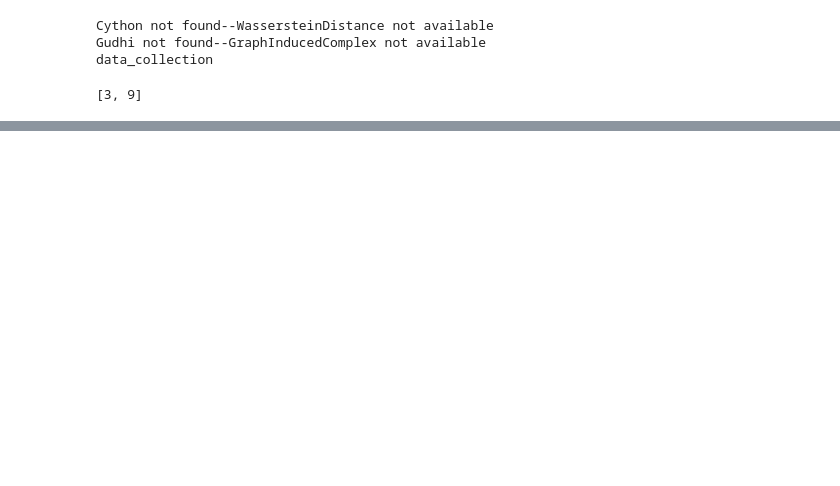
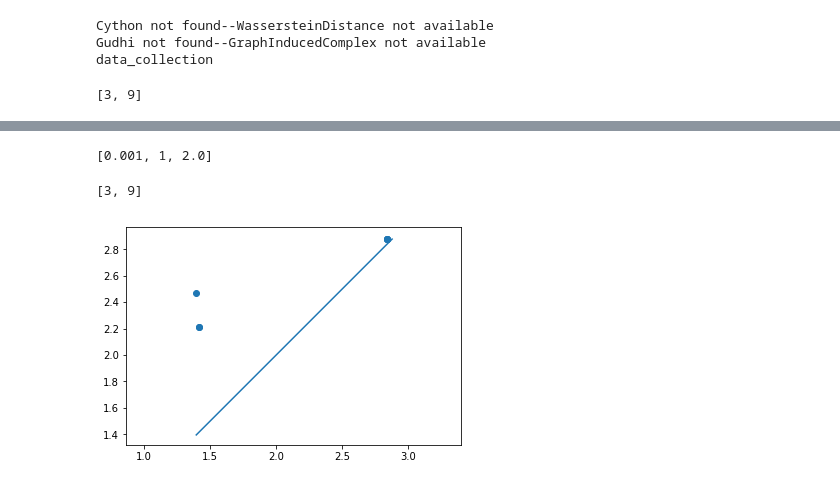
Before and after one commit to tgebhart/biomarker, a Jupyter notebook: notebooks/Outlier Analysis.ipynb, the cells around one changed output, grey strips where cells are left out. Cells and saved outputs as stored; diff of their text form; code cells hidden in the pictures; blank space fills up the shorter version.

```diff
--- a/notebooks/Outlier Analysis.ipynb
+++ b/notebooks/Outlier Analysis.ipynb
@@ -85,12 +90,18 @@ def kernelize_diagrams(dgms, h=1, sigma=SIGMA):
     return D
 
 
-def compute_sample_weights(y, lim=LIM, mul=MUL):
+def compute_sample_weights(y, lim=LIM, mul=MUL, up_lim=None, up_mul=None):
     ret = np.ones(y.shape[0])
     for i in range(y.shape[0]):
         v = y[i]
         if v < lim:
-            ret[i] = (lim-v)*mul
+            ret[i] = np.abs(lim-v)*mul
+        if up_lim is not None:
+            if v > up_lim:
+                if up_mul is not None:
+                    ret[i] = np.abs(lim-v)*up_mul
+                else:
+                    ret[i] = np.abs(lim-v)*mul
     return ret
 
 def create_train_test_matrices(train_keys, test_keys):
@@ -179,7 +190,7 @@ def create_train_test_diagram_kernels(train_keys, test_keys, h=1):
     return (D_train, y_train), (D_test, y_test)
 
 
-def create_test_diagram_kernels(h=1):
+def create_test_diagram_kernels(h=1, num_directions=1, bandwidth=1.0):
     excel = parse_master_file(exclude_keys=EXCLUDE_KEYS)
     excel_test = excel
     L_test = get_filename_list(excel_test['Associated data'])
@@ -199,8 +210,15 @@ def create_test_diagram_kernels(h=1):
     print('Computing Kernel')
 
     dd = diags_test
-    SW = tda.SlicedWassersteinKernel(num_directions=1, bandwidth=1.)
+    SW = tda.SlicedWassersteinKernel(num_directions=num_directions, bandwidth=bandwidth)
 
     D = SW.fit_transform(dd)
+
     return (D, y_test)
+
+def get_diag(k, h=1):
+    excel = parse_master_file(exclude_keys=EXCLUDE_KEYS)
+    l = get_filename_list(excel[excel['Key'] == k]['Associated data'])[0]
+    dgm = compute_diagram(parse_x1(l)[['X', 'Y', 'Z']].values)
+    return dgm
 # %%
@@ -297,0 +451,9 @@ res_df.to_csv('../data/results/actual_v_predicted_geom_only.csv', sep=',')
+# %%
+best_params
+# %% [output]
+[0.001, 1, 2.0]
+# %%
+d.plot.plot_diagram(get_diag(220)[1])
+# %% [output]
+[3, 9]
+[figure, added]
```
Also changed, not shown: parts of 24 cells of this notebook, 13 other files.
